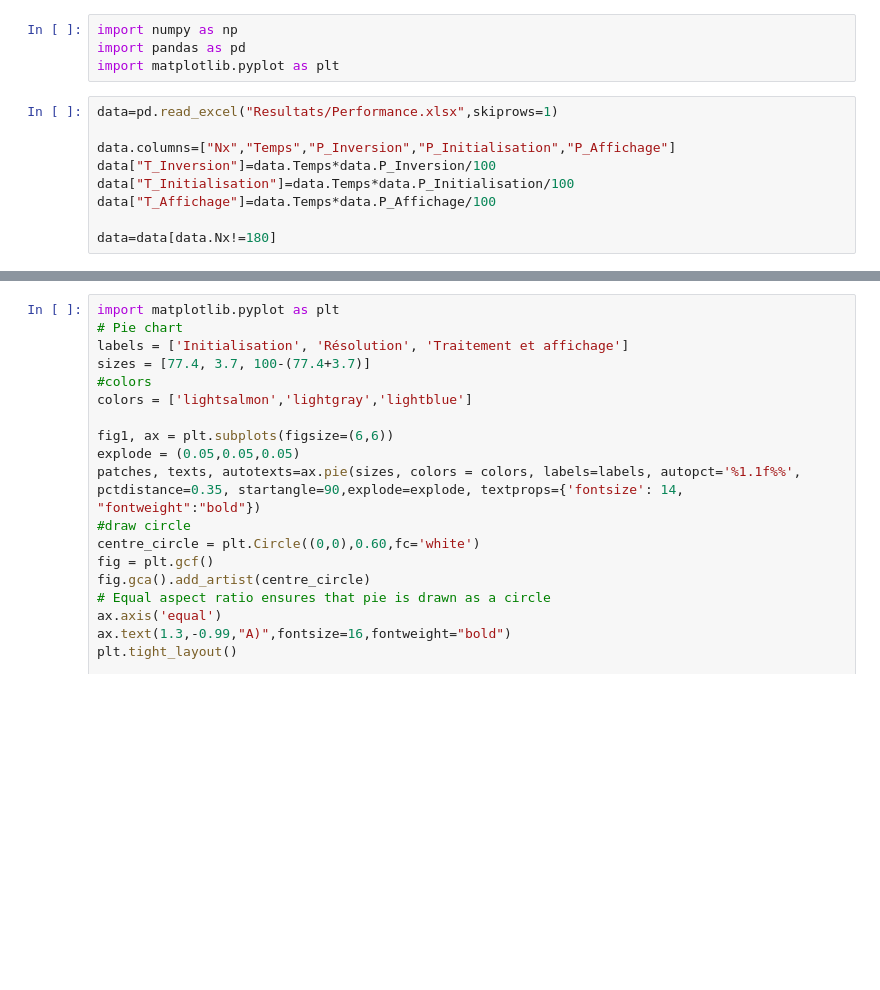
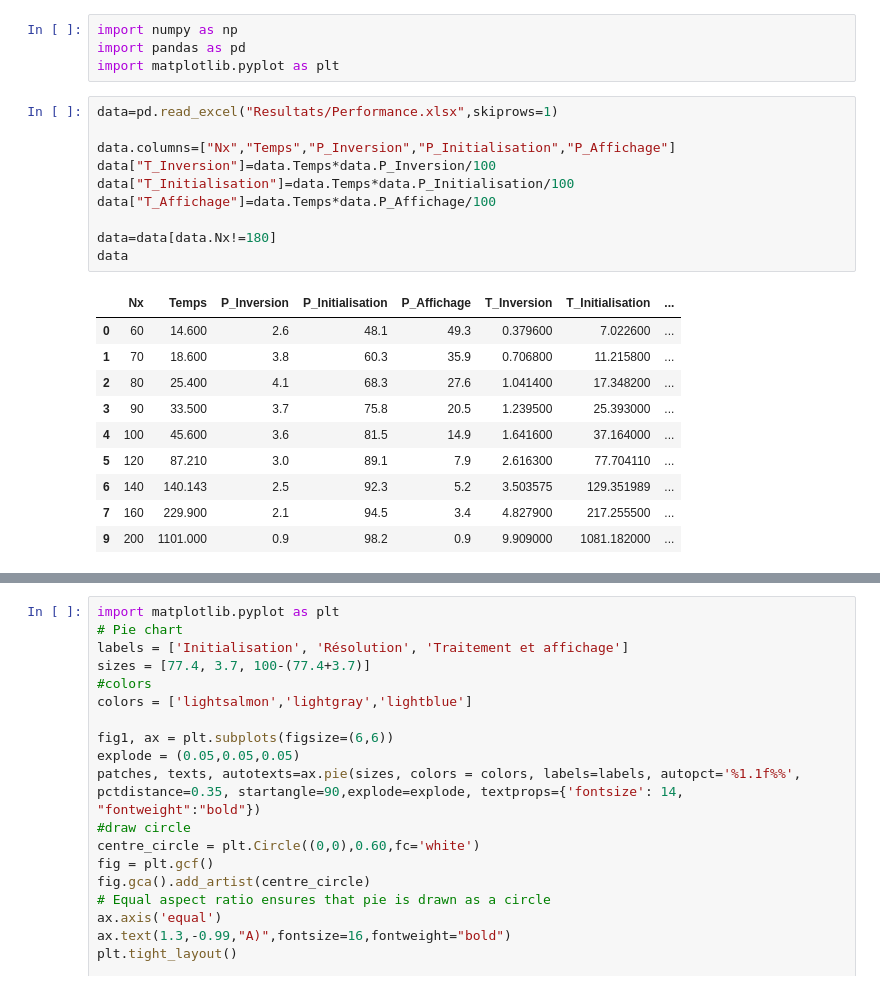
Before and after one commit to pierreluc-plt/ProjetSimulation, a Jupyter notebook: Graphique_de_Performance.ipynb, the cells around one changed output, grey strips where cells are left out. Cells and saved outputs as stored; diff of their text form; blank space fills up the shorter version.

```diff
--- a/Graphique_de_Performance.ipynb
+++ b/Graphique_de_Performance.ipynb
@@ -5,12 +5,24 @@ import matplotlib.pyplot as plt
 # %%
 data=pd.read_excel("Resultats/Performance.xlsx",skiprows=1)
 
 data.columns=["Nx","Temps","P_Inversion","P_Initialisation","P_Affichage"]
 data["T_Inversion"]=data.Temps*data.P_Inversion/100
 data["T_Initialisation"]=data.Temps*data.P_Initialisation/100
 data["T_Affichage"]=data.Temps*data.P_Affichage/100
 
 data=data[data.Nx!=180]
+data
+# %% [output]
+|  | Nx | Temps | P_Inversion | P_Initialisation | P_Affichage | T_Inversion | T_Initialisation | ... |
+| 0 | 60 | 14.600 | 2.6 | 48.1 | 49.3 | 0.379600 | 7.022600 | ... |
+| 1 | 70 | 18.600 | 3.8 | 60.3 | 35.9 | 0.706800 | 11.215800 | ... |
+| 2 | 80 | 25.400 | 4.1 | 68.3 | 27.6 | 1.041400 | 17.348200 | ... |
+| 3 | 90 | 33.500 | 3.7 | 75.8 | 20.5 | 1.239500 | 25.393000 | ... |
+| 4 | 100 | 45.600 | 3.6 | 81.5 | 14.9 | 1.641600 | 37.164000 | ... |
+| 5 | 120 | 87.210 | 3.0 | 89.1 | 7.9 | 2.616300 | 77.704110 | ... |
+| 6 | 140 | 140.143 | 2.5 | 92.3 | 5.2 | 3.503575 | 129.351989 | ... |
+| 7 | 160 | 229.900 | 2.1 | 94.5 | 3.4 | 4.827900 | 217.255500 | ... |
+| 9 | 200 | 1101.000 | 0.9 | 98.2 | 0.9 | 9.909000 | 1081.182000 | ... |
 # %%
 plt.scatter(data.Nx,data.Temps)
 # %% [output]
```
Also changed, not shown: parts of 2 cells of this notebook, 1 other file.
